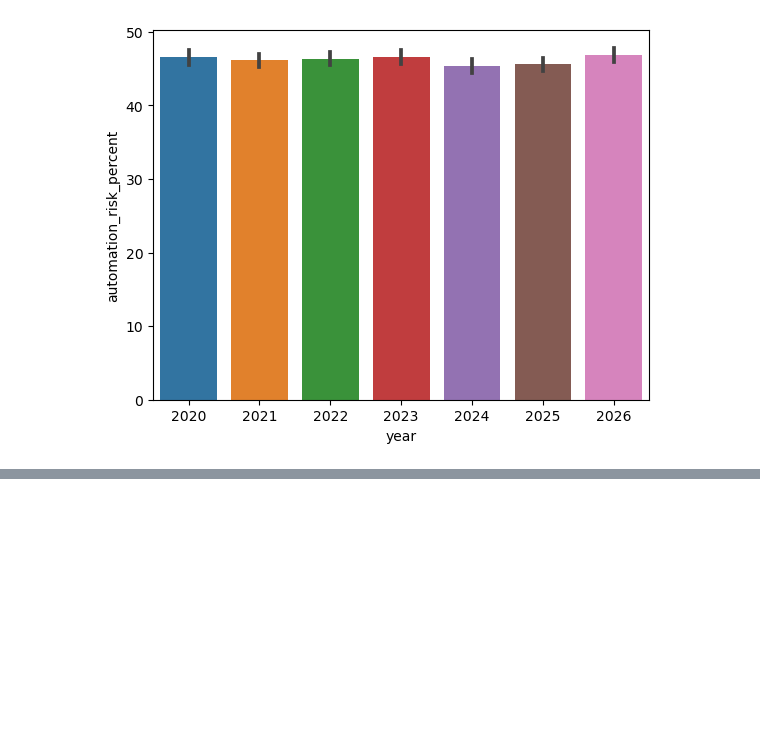
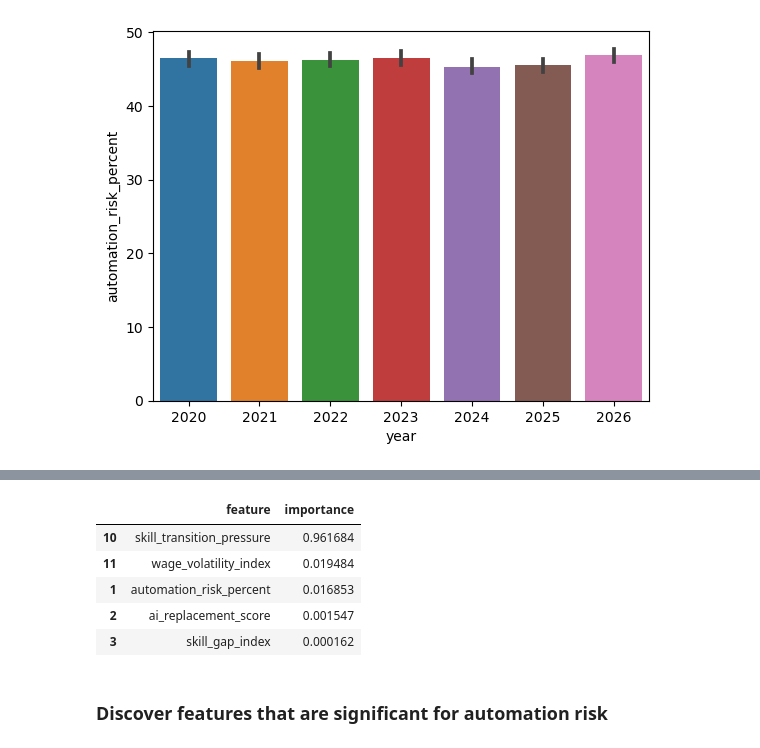
Before and after one commit to fahime10/AI-Job-Replacement, a Jupyter notebook: notebooks/ai_job_replacement_eda.ipynb, the cells around one changed output, grey strips where cells are left out. Saved outputs shown, nothing was run; the diff lists cells and outputs as text; code cells hidden in the pictures; blank space fills up the shorter version.

Commit message:
Added model training for feature significance

```diff
--- a/notebooks/ai_job_replacement_eda.ipynb
+++ b/notebooks/ai_job_replacement_eda.ipynb
@@ -355,0 +375,19 @@ sns.barplot(x='year', y='automation_risk_percent', data=df)
+# %%
+X_train, X_test, y_train, y_test = train_test_split(
+    X, y, test_size=0.2, random_state=42
+)
+# %%
+from sklearn.pipeline import Pipeline
+from sklearn.ensemble import RandomForestRegressor
+
+model = Pipeline([
+    ('prep', preprocessor),
+    ('reg', RandomForestRegressor(
+        n_estimators=300,
+        max_depth=10,
+        min_samples_split=10,
+        min_samples_leaf=5,
+        random_state=42))
+])
+
+model.fit(X_train, y_train)
@@ -355,0 +412,23 @@ sns.barplot(x='year', y='automation_risk_percent', data=df)
+# %%
+# 'model' here is a pipeline
+importance = model.named_steps['reg'].feature_importances_
+
+preprocessor = model.named_steps['prep']
+
+num_features = num_cols
+cat_features = preprocessor.named_transformers_['cat'].get_feature_names_out(cat_cols)
+all_features = list(num_features) + list(cat_features)
+
+feat_imp = pd.DataFrame({
+    'feature': all_features,
+    'importance': importance
+}).sort_values(by='importance', ascending=False)
+
+feat_imp.head()
+# %% [output]
+|  | feature | importance |
+| 10 | skill_transition_pressure | 0.961684 |
+| 11 | wage_volatility_index | 0.019484 |
+| 1 | automation_risk_percent | 0.016853 |
+| 2 | ai_replacement_score | 0.001547 |
+| 3 | skill_gap_index | 0.000162 |
@@ -355,0 +437,2 @@ sns.barplot(x='year', y='automation_risk_percent', data=df)
+# %% [markdown]
+### Discover features that are significant for automation risk
```
Also changed, not shown: parts of 14 cells of this notebook.
